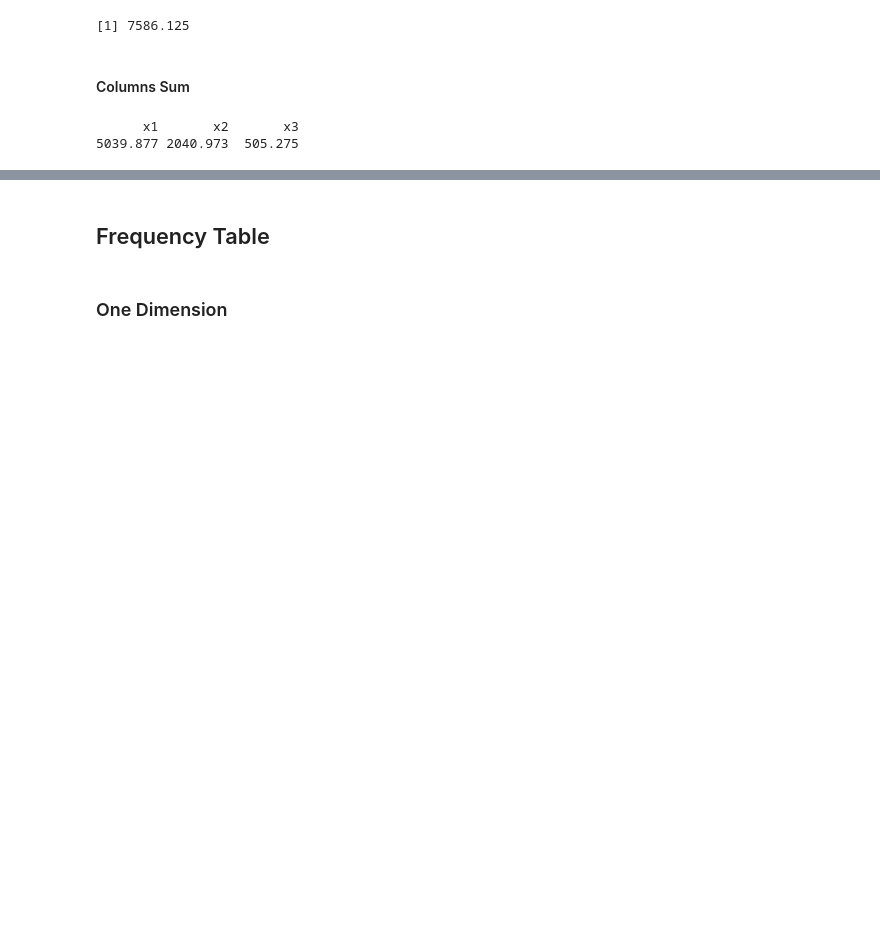
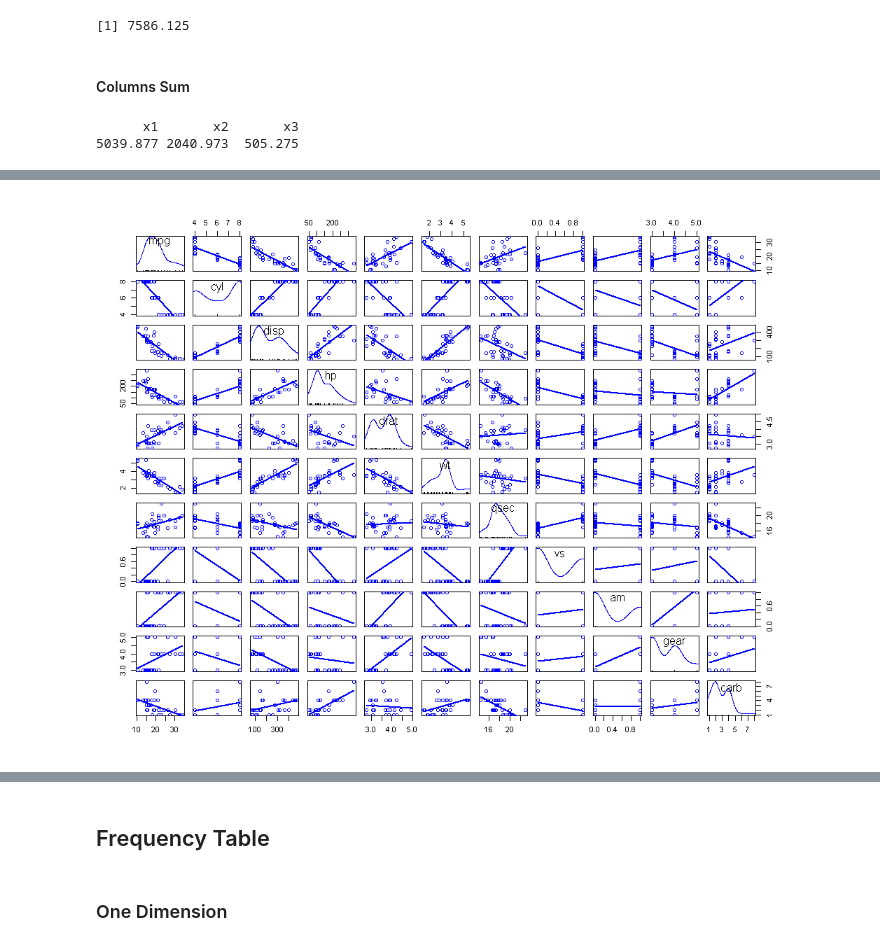
Before and after one commit to yongks/r_book, a Jupyter notebook: 01-fundamental.ipynb, the cells around one changed output, grey strips where cells are left out. Cells and saved outputs as stored; diff of their text form; code cells hidden in the pictures; blank space fills up the shorter version.

```diff
--- a/01-fundamental.ipynb
+++ b/01-fundamental.ipynb
@@ -1805,0 +1954,5 @@ print( colSums(my.df[,c('x1','x2','x3')], na.rm=T) )
+# %%
+options(repr.plot.width = 10, repr.plot.height = 8, repr.plot.res = 100)
+scatterplotMatrix(mtcars, smooth = FALSE)
+# %% [output]
+[figure, added]
```
Also changed, not shown: parts of 35 cells of this notebook, 36 other files.
